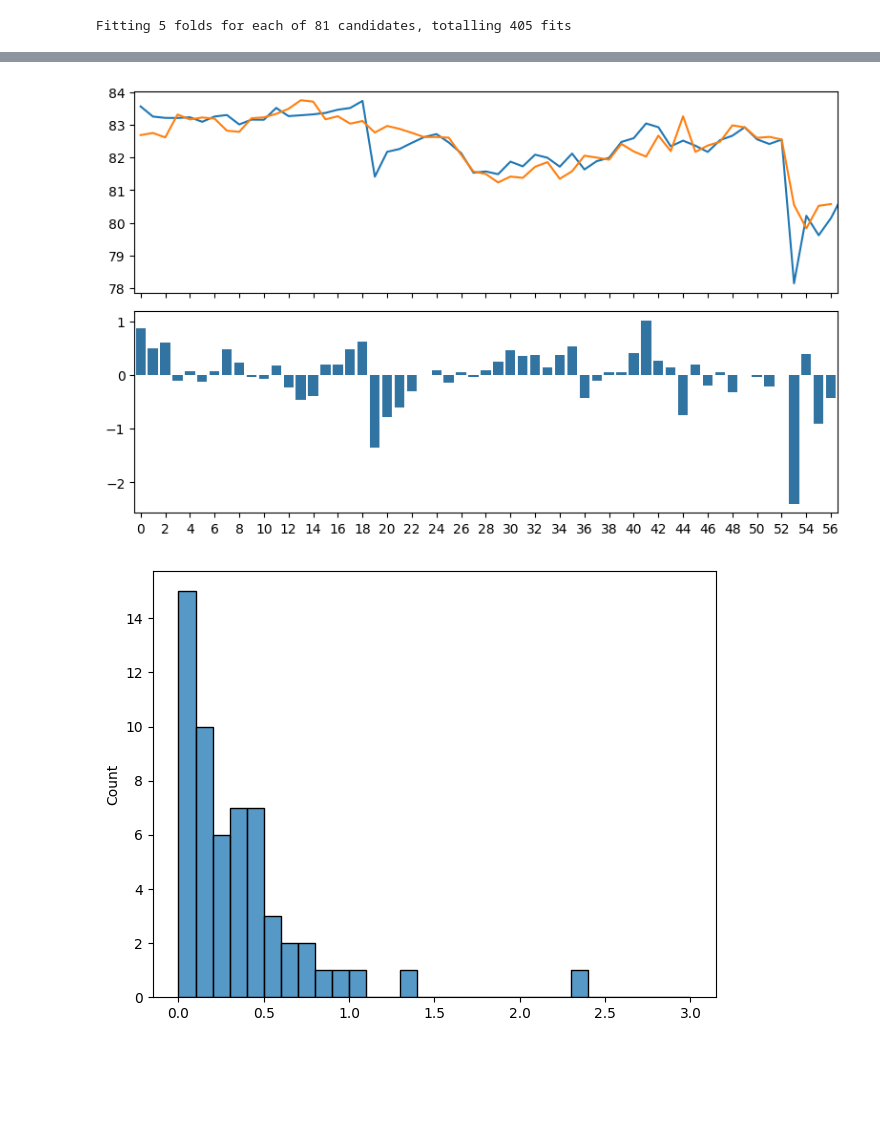
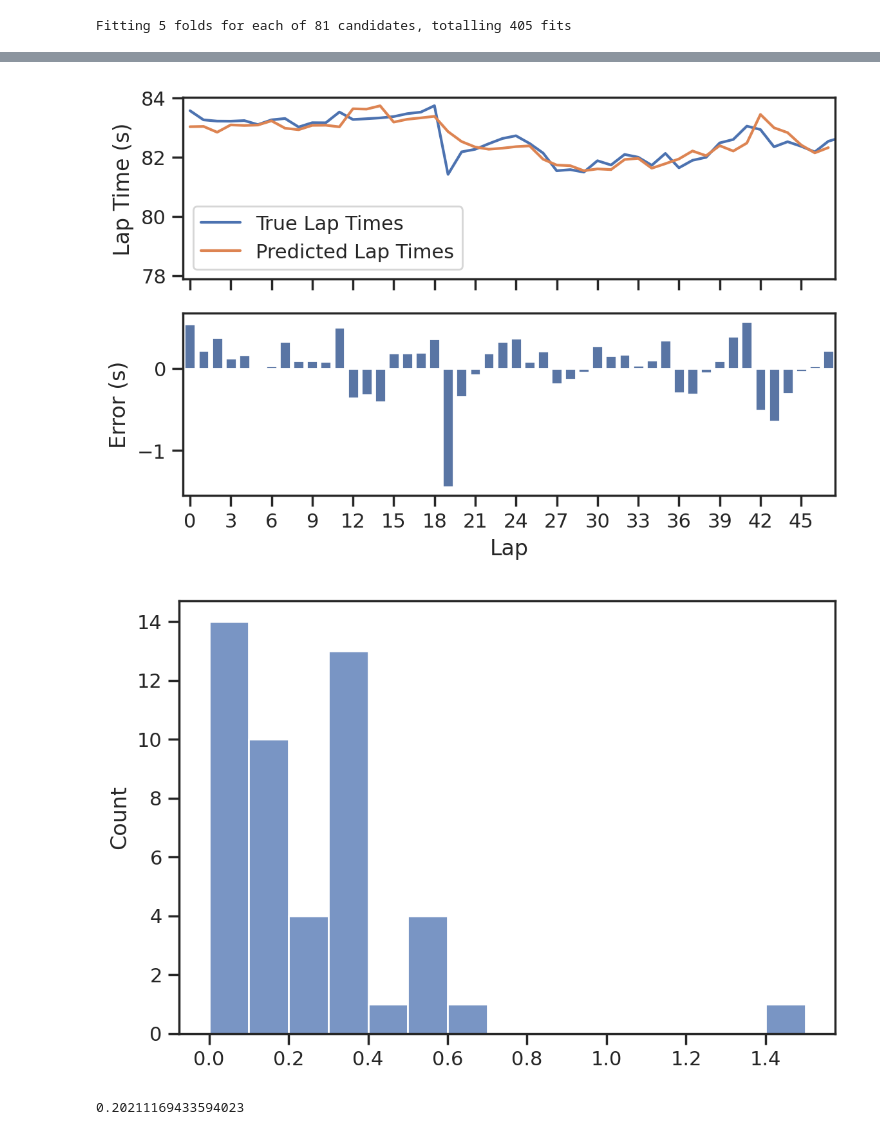
Before and after one commit to vicmcl/ml-laptime, a Jupyter notebook: ml_laptime/notebook/train.ipynb, the cells around one changed output, grey strips where cells are left out. Drawn from its saved outputs; the diff is of its cells as text; code cells hidden in the pictures; blank space fills up the shorter version.

```diff
--- a/ml_laptime/notebook/train.ipynb
+++ b/ml_laptime/notebook/train.ipynb
@@ -181,9 +178,7 @@ for year in sorted(list(data.keys())):
 df = df.dropna(subset='LapTime')
 df = df.query("LapNumber > 1")
 df = df.reset_index(drop=True)
-
-#df['Lag1_LapTime'] = df['LapTime'].shift(1)
-#df['SMA3_LapTime'] = df['LapTime'].shift(1).rolling(window=3).mean()
+df['LagLapTime'] = df['LapTime'].shift(1)
 # %% [markdown]
 ## **Training**
 # %%
@@ -211,7 +201,7 @@ param_grid = {
     'n_estimators': [300, 500, 1000],
     'learning_rate': [0.01, 0.03, 0.05],
     'max_depth': [3, 4, 5],
-    'colsample_bytree': [0.8, 0.9, 1.0],
+    'colsample_bytree': [0.8, 0.9, 1.0]
 }
 
 X_train = df_train[FEATURES]
@@ -244,9 +234,10 @@ plt.show()
 errors = []
 scores = []
 predicted_laps = []
-df_2021 = filter_speed_trap(df.query("Season == 2021"), speed_trap)
+df_2021 = df.query("Season == 2021")
+df_2021 = filter_speed_trap(df_2021, speed_trap)
 
-for start_lap in range(0, len(df_2021) - laps_to_predict, laps_to_predict):
+for start_lap in range(0, 48, laps_to_predict):
     real_time_model = best_model
     df_retrain = pd.concat([df_train, df_2021[:start_lap]], axis=0)
     df_test = df_2021[start_lap:start_lap + laps_to_predict]
@@ -263,18 +254,27 @@ for start_lap in range(0, len(df_2021) - laps_to_predict, laps_to_predict):
     errors += (df_test['LapTime'] - preds).to_list()
     scores.append(score_test)
 # %%
-fig, (ax1, ax2) = plt.subplots(2, 1, figsize=(8, 5), sharex=True)
-sns.lineplot(df_2021['LapTime'].values, ax=ax1)
-sns.lineplot(predicted_laps, ax=ax1)
-sns.barplot(errors, ax=ax2)
+sns.set_style("ticks")
+fig, (ax1, ax2) = plt.subplots(2, 1, figsize=(6, 4), sharex=True, dpi=200)
+sns.lineplot(df_2021['LapTime'].values, ax=ax1, label='True Lap Times')
+sns.lineplot(predicted_laps, ax=ax1, label='Predicted Lap Times')
+sns.barplot(errors, ax=ax2, label='Error')
+ax1.set_ylabel('Lap Time (s)')
+ax2.set_ylabel('Error (s)')
+ax2.set_xlabel('Lap')
 locs, labels = plt.xticks()
-plt.xticks(locs[::2], labels[::2])
+plt.xticks(locs[::3], labels[::3])
 plt.tight_layout()
 # %% [output]
-[figure, old version]
+[figure, new version]
 # %%
 mae = np.abs(errors)
-sns.histplot(mae, binwidth=0.1, binrange=(0,3))
+fig = plt.figure(figsize=(6, 4), dpi=200)
+sns.histplot(mae, binwidth=0.1, binrange=(0, 1.5))
 plt.tight_layout()
 # %% [output]
-[figure, old version]
+[figure, new version]
+# %%
+np.median(mae)
+# %% [output]
+0.20211169433594023
```
Also changed, not shown: parts of 5 cells of this notebook.
